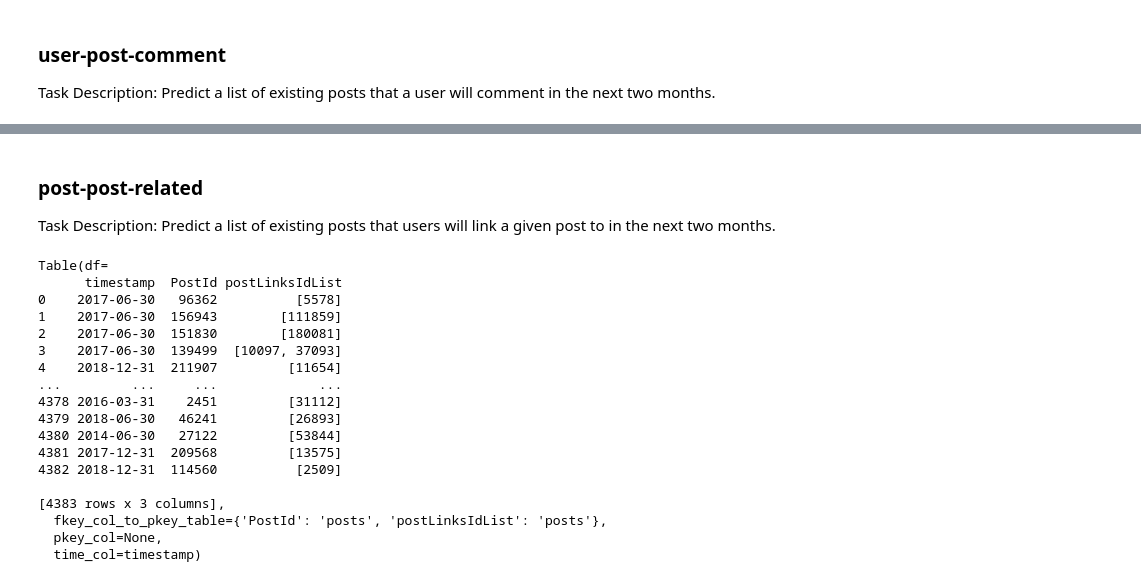
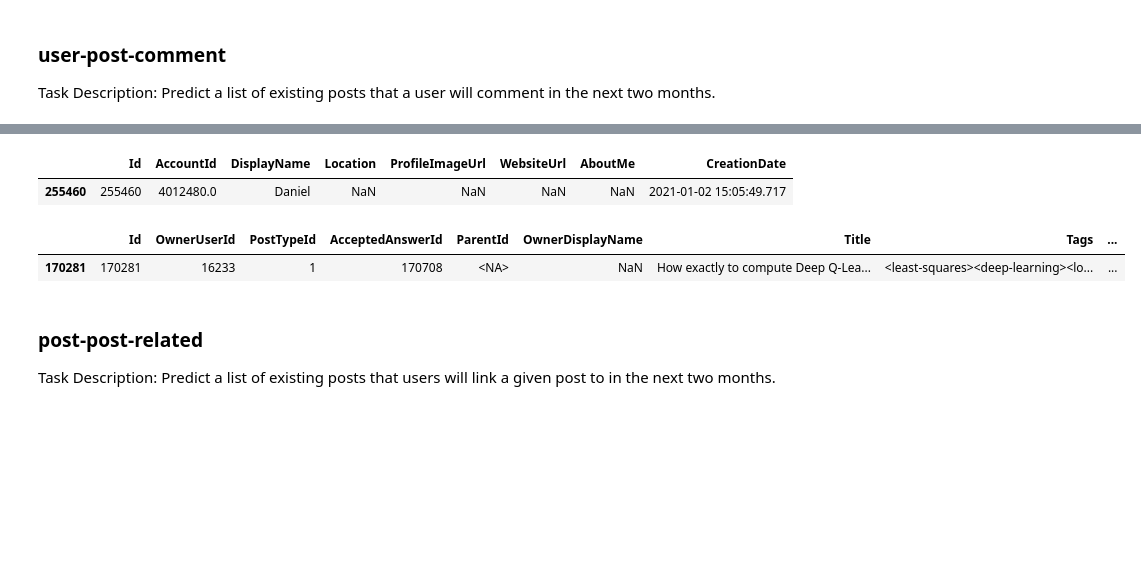
Before and after one commit to kolesole/PredQL, a Jupyter notebook: experiments/task_generation/relbench_exp.ipynb, the cells around one changed output, grey strips where cells are left out. Cells and saved outputs as stored; diff of their text form; code cells hidden in the pictures; blank space fills up the shorter version.

```diff
--- a/experiments/task_generation/relbench_exp.ipynb
+++ b/experiments/task_generation/relbench_exp.ipynb
@@ -825,31 +769,19 @@ SystemExit: 1
+# %%
+db = dataset_stack.get_db(upto_test_timestamp=False)
+# %%
+db.table_dict['users'].df[db.table_dict['users'].df['Id'] == 255460]
+# %% [output]
+|  | Id | AccountId | DisplayName | Location | ProfileImageUrl | WebsiteUrl | AboutMe | CreationDate |
+| 255460 | 255460 | 4012480.0 | Daniel | NaN | NaN | NaN | NaN | 2021-01-02 15:05:49.717 |
+# %%
+db.table_dict['posts'].df[db.table_dict['posts'].df['Id'] == 170281]
+# %% [output]
+|  | Id | OwnerUserId | PostTypeId | AcceptedAnswerId | ParentId | OwnerDisplayName | Title | Tags | ... |
+| 170281 | 170281 | 16233 | 1 | 170708 | <NA> | NaN | How exactly to compute Deep Q-Lea... | <least-squares><deep-learning><lo... | ... |
 # %% [markdown]
 ### post-post-related
 
 Task Description: Predict a list of existing posts that users will link a given post to in the next two months.
 # %%
-# RelBench table
-
-from relbench.tasks.stack import PostPostRelatedTask
-
-task_table_rb = PostPostRelatedTask(dataset_stack).make_table(db=db_stack, timestamps=timestamps_stack)
-print(task_table_rb)
+task_stack_post_post = get_task("rel-stack", "post-post-related", download=False)
-# %% [output]
-Table(df=
-      timestamp  PostId postLinksIdList
-0    2017-06-30   96362          [5578]
-1    2017-06-30  156943        [111859]
-2    2017-06-30  151830        [180081]
-3    2017-06-30  139499  [10097, 37093]
-4    2018-12-31  211907         [11654]
-...         ...     ...             ...
-4378 2016-03-31    2451         [31112]
-4379 2018-06-30   46241         [26893]
-4380 2014-06-30   27122         [53844]
-4381 2017-12-31  209568         [13575]
-4382 2018-12-31  114560          [2509]
-
-[4383 rows x 3 columns],
-  fkey_col_to_pkey_table={'PostId': 'posts', 'postLinksIdList': 'posts'},
-  pkey_col=None,
-  time_col=timestamp)
 # %%
```
Also changed, not shown: parts of 49 cells of this notebook, 35 other files.
